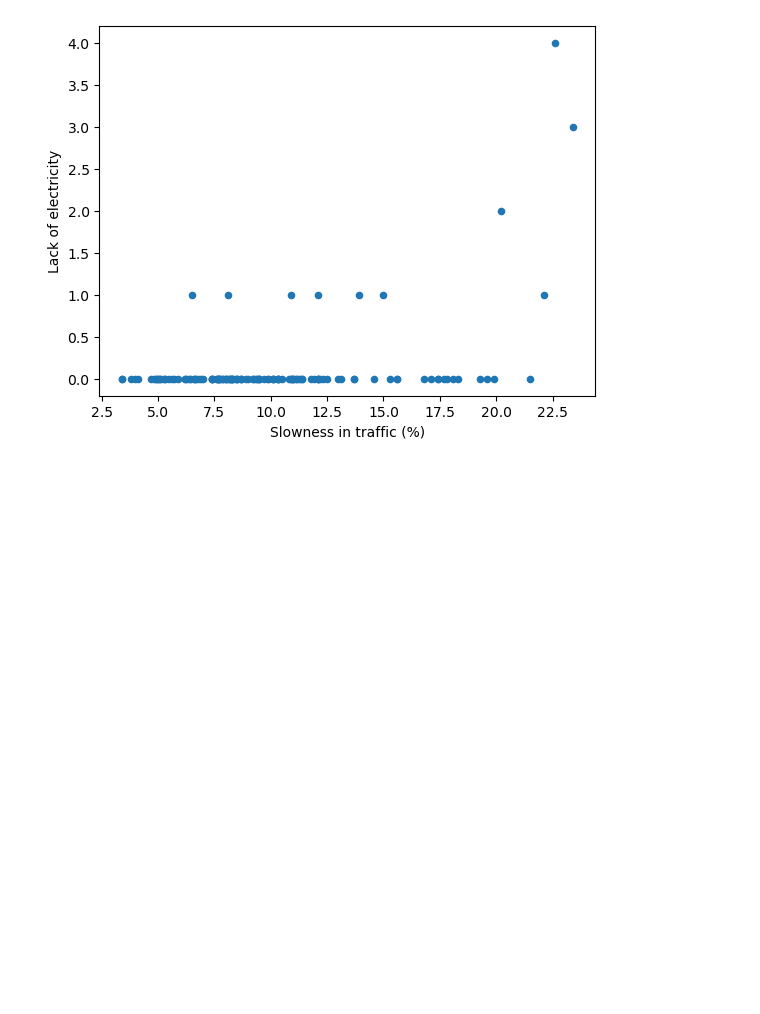
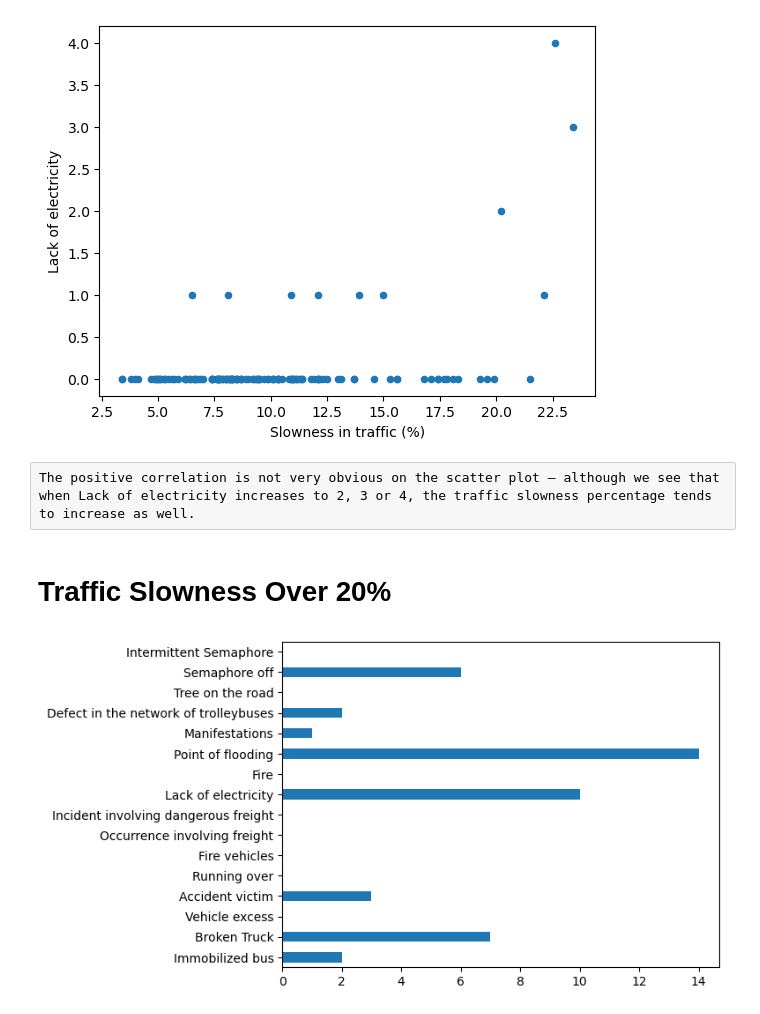
Before and after one commit to dancanyego/Road-Trafic-data-Analysis, a Jupyter notebook: Analysis.ipynb, the cells around one changed output. Cells and saved outputs as stored; diff of their text form; code cells hidden in the pictures; blank space fills up the shorter version.

```diff
--- a/Analysis.ipynb
+++ b/Analysis.ipynb
@@ -123,3 +123,16 @@ traffic.plot.scatter(x='Slowness in traffic (%)',
 plt.show()
 # %% [output]
 [figure]
+# %% [raw]
+The positive correlation is not very obvious on the scatter plot — although we see that when Lack of electricity increases to 2, 3 or 4, the traffic slowness percentage tends to increase as well.
+# %% [markdown]
+# Traffic Slowness Over 20%
+# %%
+slowness_20_or_more = traffic[traffic['Slowness in traffic (%)'] >= 20]
+slowness_20_or_more = slowness_20_or_more.drop(['Slowness in traffic (%)',
+                                         'Hour (Coded)'], axis=1)
+incident_frequencies = slowness_20_or_more.sum()
+incident_frequencies.plot.barh()
+plt.show()
+# %% [output]
+[figure, added]
```
